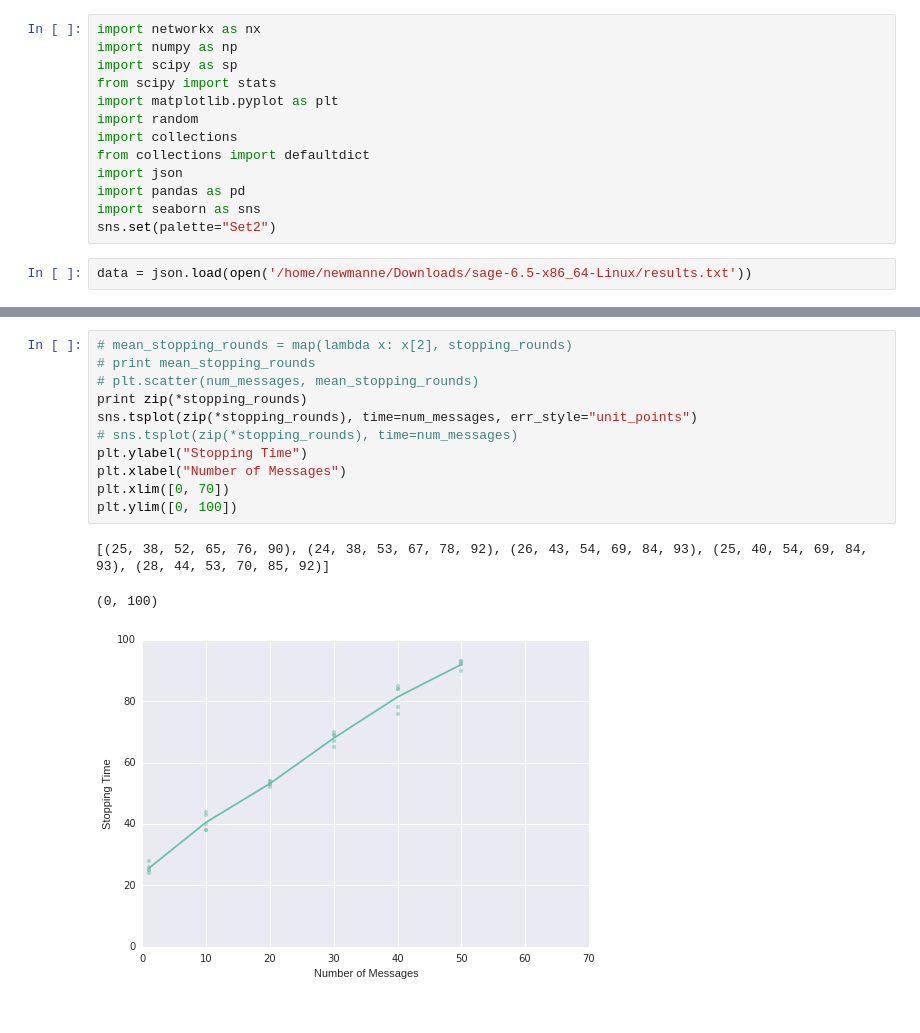
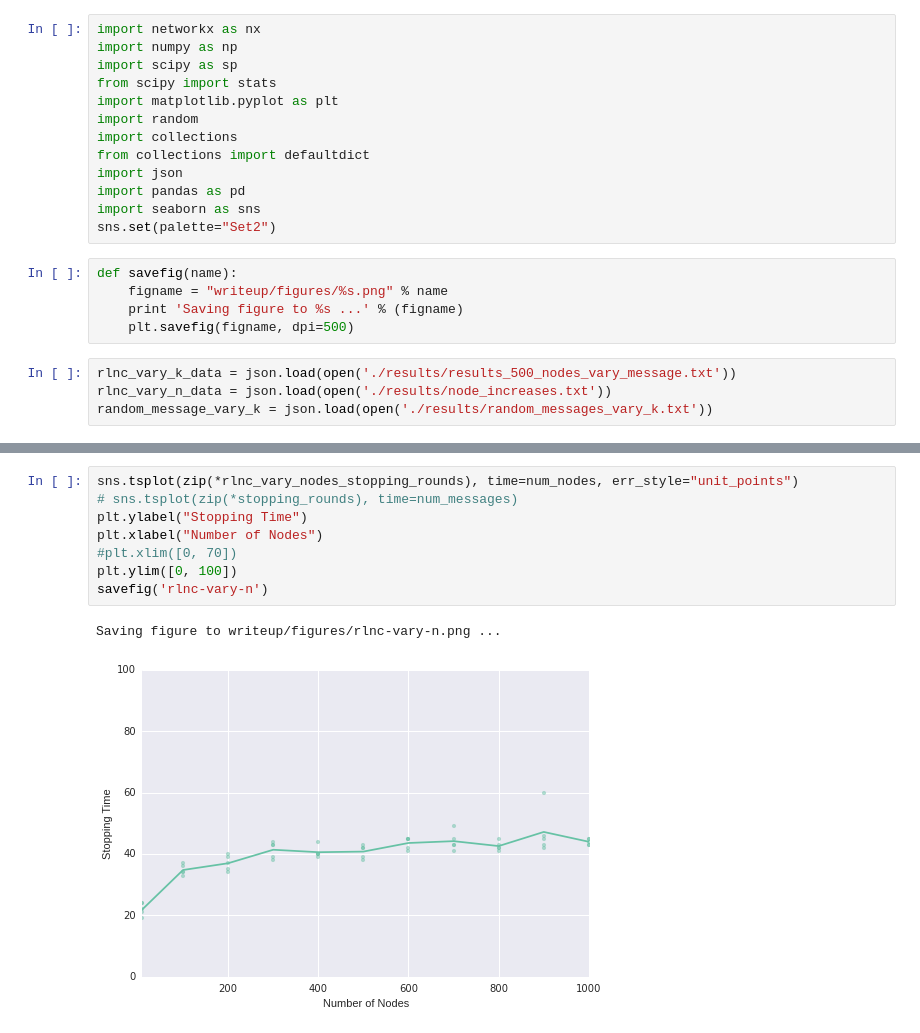
Before and after one commit to newmanne/RLNC-Gossip, a Jupyter notebook: RLNC.ipynb, the cells around one changed output, grey strips where cells are left out. Saved outputs shown, nothing was run; the diff lists cells and outputs as text.

Commit message:
Add some figures, add some results, add random message

```diff
--- a/RLNC.ipynb
+++ b/RLNC.ipynb
@@ -11,6 +11,13 @@ import json
 import pandas as pd
 import seaborn as sns
 sns.set(palette="Set2")
-# %%
-data = json.load(open('/home/newmanne/Downloads/sage-6.5-x86_64-Linux/results.txt'))
+# %%
+def savefig(name):
+    figname = "writeup/figures/%s.png" % name
+    print 'Saving figure to %s ...' % (figname)
+    plt.savefig(figname, dpi=500)
+# %%
+rlnc_vary_k_data = json.load(open('./results/results_500_nodes_vary_message.txt'))
+rlnc_vary_n_data = json.load(open('./results/node_increases.txt'))
+random_message_vary_k = json.load(open('./results/random_messages_vary_k.txt'))
 # %%
@@ -40,15 +72,11 @@ for result in data[-1]['results']:
 # %%
-# mean_stopping_rounds = map(lambda x: x[2], stopping_rounds)
-# print mean_stopping_rounds
-# plt.scatter(num_messages, mean_stopping_rounds)
-print zip(*stopping_rounds)
-sns.tsplot(zip(*stopping_rounds), time=num_messages, err_style="unit_points")
+sns.tsplot(zip(*rlnc_vary_nodes_stopping_rounds), time=num_nodes, err_style="unit_points")
 # sns.tsplot(zip(*stopping_rounds), time=num_messages)
 plt.ylabel("Stopping Time")
-plt.xlabel("Number of Messages")
-plt.xlim([0, 70])
+plt.xlabel("Number of Nodes")
+#plt.xlim([0, 70])
 plt.ylim([0, 100])
+savefig('rlnc-vary-n')
 # %% [output]
-[(25, 38, 52, 65, 76, 90), (24, 38, 53, 67, 78, 92), (26, 43, 54, 69, 84, 93), (25, 40, 54, 69, 84, 93), (28, 44, 53, 70, 85, 92)]
+Saving figure to writeup/figures/rlnc-vary-n.png ...
-(0, 100)
-[figure, old version]
+[figure, new version]
```
Also changed, not shown: parts of 3 cells of this notebook, 8 other files.
